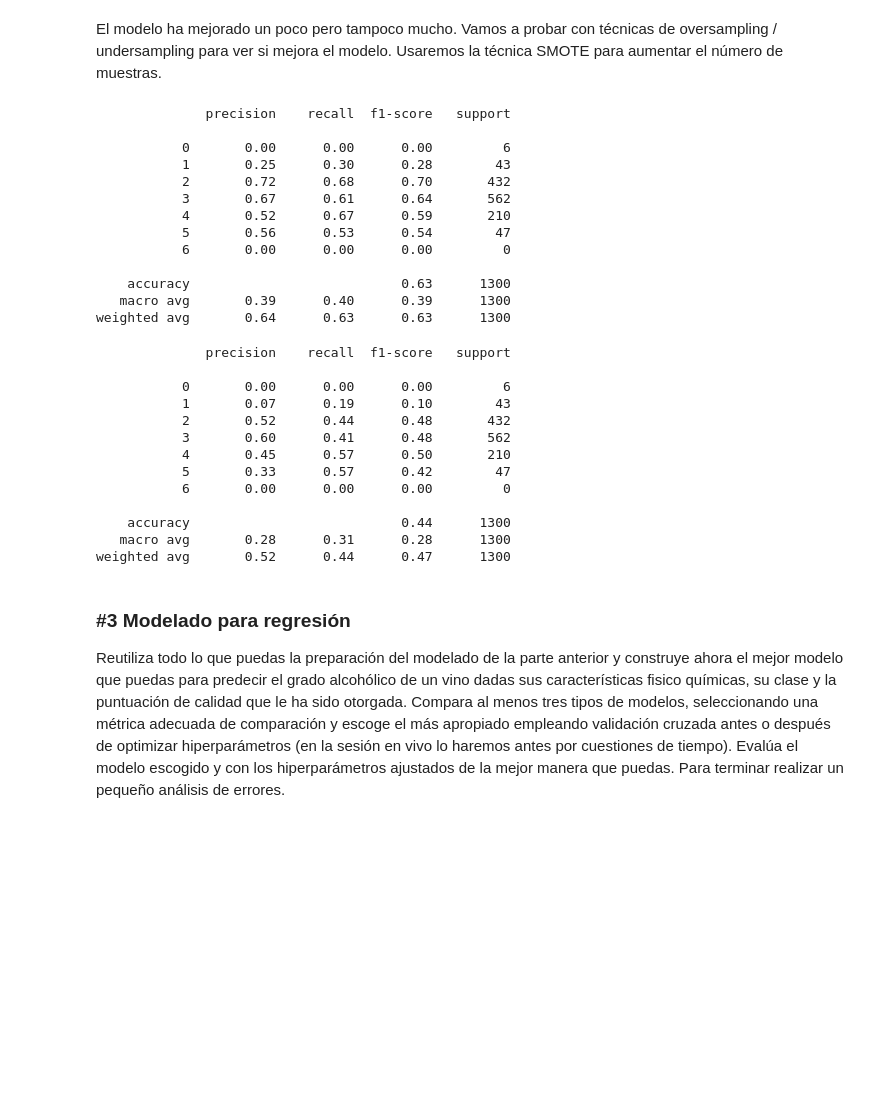
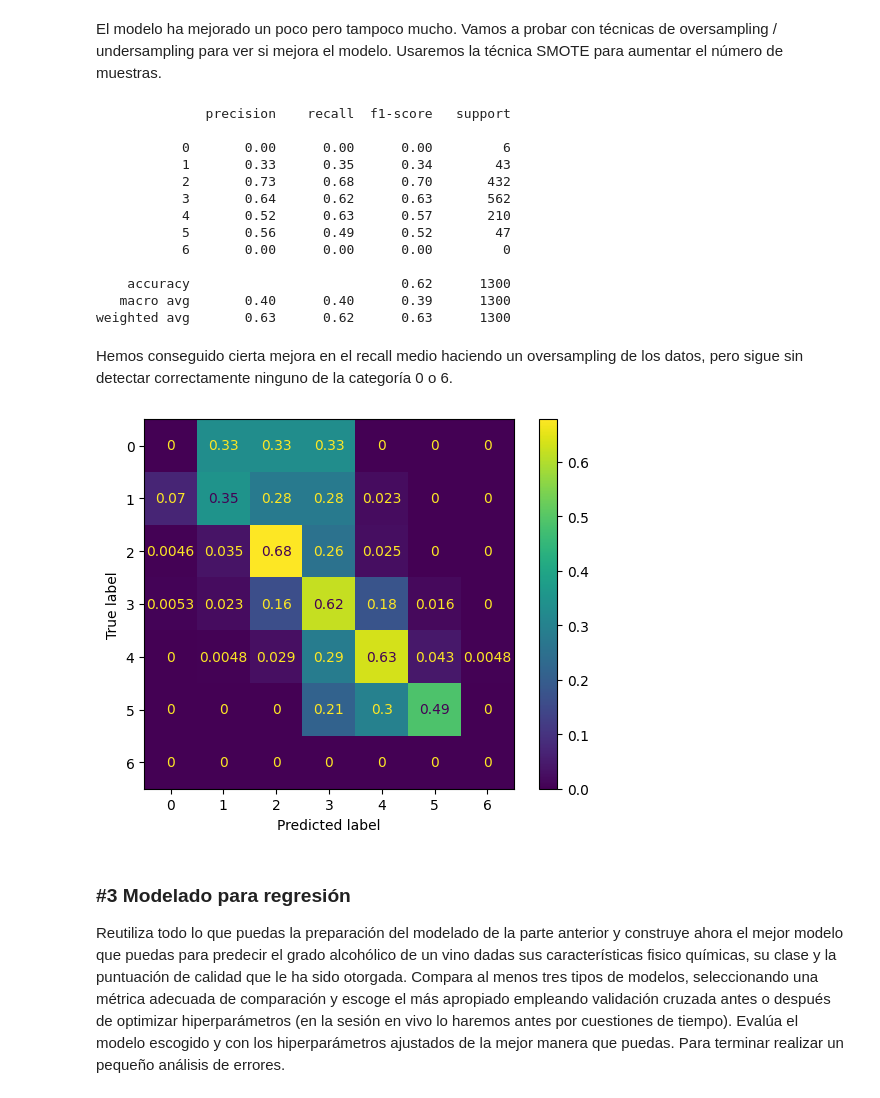
Before and after one commit to jacobo010/ONLINE_DS_THEBRIDGE_jacobo, a Jupyter notebook: Programacion_basica/Sprint12/Unidad_02/Practica_obligatoria/18_Practica_Obligatoria_Repaso_Aprendizaje_Supervisado.ipynb, the cells around one changed output. Saved outputs shown, nothing was run; the diff lists cells and outputs as text; code cells hidden in the pictures; blank space fills up the shorter version.

```diff
--- a/Programacion_basica/Sprint12/Unidad_02/Practica_obligatoria/18_Practica_Obligatoria_Repaso_Aprendizaje_Supervisado.ipynb
+++ b/Programacion_basica/Sprint12/Unidad_02/Practica_obligatoria/18_Practica_Obligatoria_Repaso_Aprendizaje_Supervisado.ipynb
@@ -377,7 +378,7 @@ El modelo ha mejorado un poco pero tampoco mucho. Vamos a probar con técnicas d
 smote = SMOTE(random_state=42, k_neighbors = 3)
 x_train_smote, y_train_smote = smote.fit_resample(x_train, y_train)
 # %%
-modelo_smote = XGBClassifier(random_state=42)
+modelo_smote = LGBMClassifier(random_state=42)
 modelo_smote.fit(x_train_smote, y_train_smote)
 
 y_pred_smote = modelo_smote.predict(x_test)
@@ -386,36 +387,22 @@ print(classification_report(y_test, y_pred_smote))
               precision    recall  f1-score   support
 
            0       0.00      0.00      0.00         6
-           1       0.25      0.30      0.28        43
-           2       0.72      0.68      0.70       432
-           3       0.67      0.61      0.64       562
-           4       0.52      0.67      0.59       210
-           5       0.56      0.53      0.54        47
+           1       0.33      0.35      0.34        43
+           2       0.73      0.68      0.70       432
+           3       0.64      0.62      0.63       562
+           4       0.52      0.63      0.57       210
+           5       0.56      0.49      0.52        47
            6       0.00      0.00      0.00         0
 
-    accuracy                           0.63      1300
-   macro avg       0.39      0.40      0.39      1300
-weighted avg       0.64      0.63      0.63      1300
+    accuracy                           0.62      1300
+   macro avg       0.40      0.40      0.39      1300
+weighted avg       0.63      0.62      0.63      1300
-# %%
-modelo_smote = KNeighborsClassifier(n_neighbors = 3)
-modelo_smote.fit(x_train_smote, y_train_smote)
-
-y_pred_smote = modelo_smote.predict(x_test)
-print(classification_report(y_test, y_pred_smote))
-# %% [output]
-              precision    recall  f1-score   support
-
-           0       0.00      0.00      0.00         6
-           1       0.07      0.19      0.10        43
-           2       0.52      0.44      0.48       432
-           3       0.60      0.41      0.48       562
-           4       0.45      0.57      0.50       210
-           5       0.33      0.57      0.42        47
-           6       0.00      0.00      0.00         0
-
-    accuracy                           0.44      1300
-   macro avg       0.28      0.31      0.28      1300
-weighted avg       0.52      0.44      0.47      1300
+# %% [markdown]
+Hemos conseguido cierta mejora en el recall medio haciendo un oversampling de los datos, pero sigue sin detectar  correctamente ninguno de la categoría 0 o 6.
+# %%
+ConfusionMatrixDisplay.from_predictions(y_test, y_pred_smote, normalize = 'true');
+# %% [output]
+[figure, added]
 # %% [markdown]
 ### #3 Modelado para regresión
 
```
Also changed, not shown: parts of 30 cells of this notebook.
